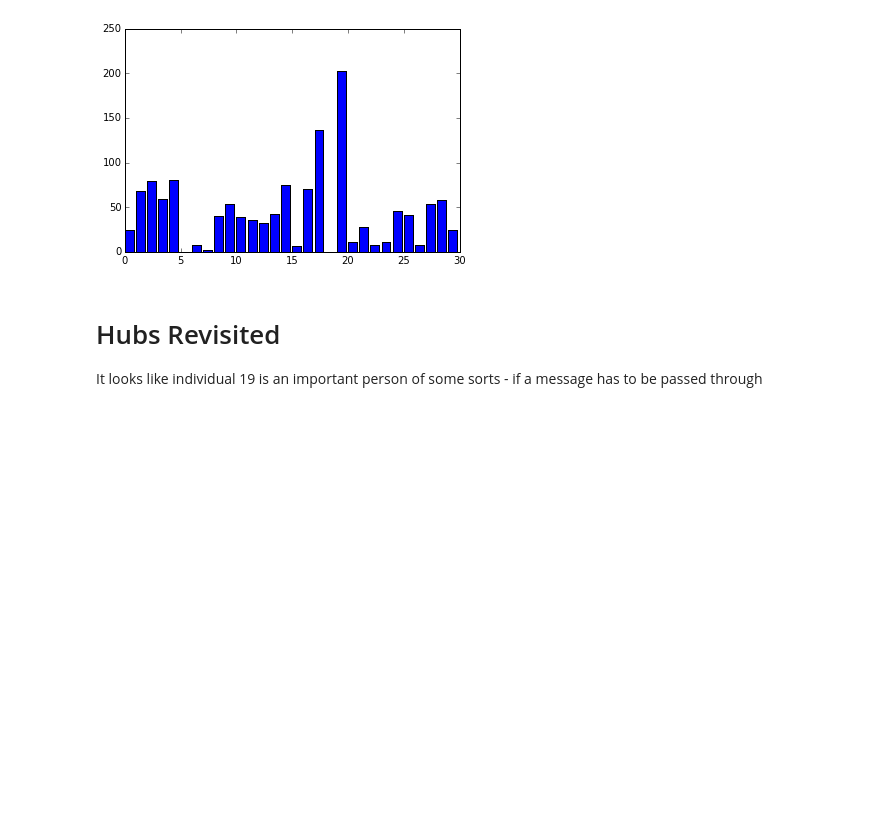
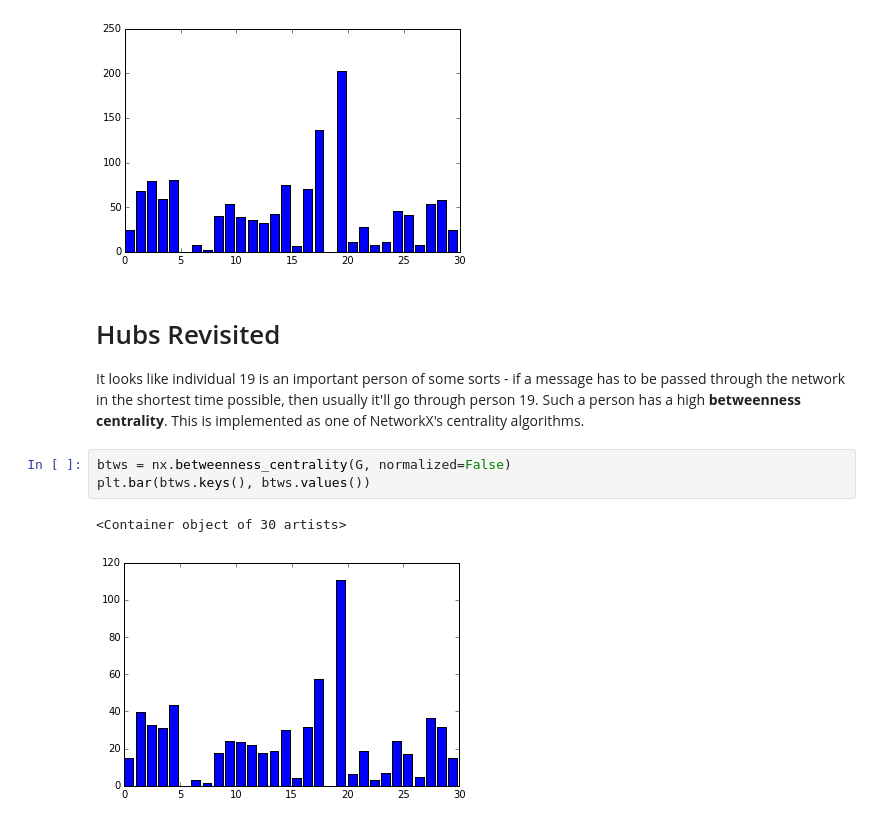
Before and after one commit to ericmjl/Network-Analysis-Made-Simple, a Jupyter notebook: 3. Hubs and Paths.ipynb, the cells around one changed output. Saved outputs shown, nothing was run; the diff lists cells and outputs as text; blank space fills up the shorter version.

```diff
--- a/3. Hubs and Paths.ipynb
+++ b/3. Hubs and Paths.ipynb
@@ -360,4 +365,10 @@ plt.bar(totals.keys(), totals.values())
 # %% [markdown]
 # Hubs Revisited
 
-It looks like individual 19 is an important person of some sorts - if a message has to be passed through
+It looks like individual 19 is an important person of some sorts - if a message has to be passed through the network in the shortest time possible, then usually it'll go through person 19. Such a person has a high **betweenness centrality**. This is implemented as one of NetworkX's centrality algorithms.
+# %%
+btws = nx.betweenness_centrality(G, normalized=False)
+plt.bar(btws.keys(), btws.values())
+# %% [output]
+<Container object of 30 artists>
+[figure, added]
```
Also changed, not shown: parts of 5 cells of this notebook.
